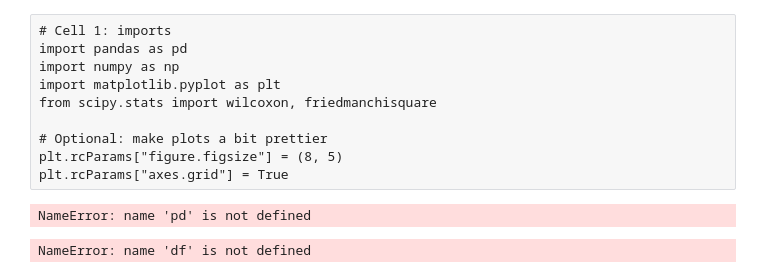
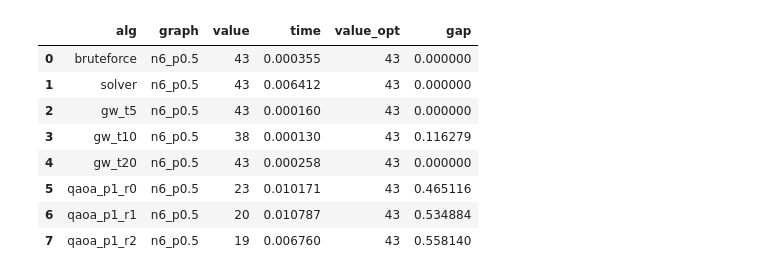
Before and after one commit to Yusif-Aslan/Maximum-Cut, a Jupyter notebook: notebooks/analysis.ipynb, the cells around one changed output. Drawn from its saved outputs; the diff is of its cells as text; code cells hidden in the pictures.

```diff
--- a/notebooks/analysis.ipynb
+++ b/notebooks/analysis.ipynb
@@ -1,26 +0,0 @@
-# %% [raw]
-# Cell 1: imports
-import pandas as pd
-import numpy as np
-import matplotlib.pyplot as plt
-from scipy.stats import wilcoxon, friedmanchisquare
-
-# Optional: make plots a bit prettier
-plt.rcParams["figure.figsize"] = (8, 5)
-plt.rcParams["axes.grid"] = True
-# %%
-# Cell 2: load the results
-# Adjust the path if you wrote out results.jsonl or results.json
-df = pd.read_json("../results/results.json", orient="records")
-# If you used JSON Lines:
-# df = pd.read_json("../results/results.jsonl", orient="records", lines=True)
-
-df.head(10)
-# %% [output]
-NameError: name 'pd' is not defined
-# %%
-# Cell 3: quick summary of cut values by algorithm & graph
-summary = df.pivot_table(index="graph", columns="alg", values="value", aggfunc=[np.mean, np.std])
-display(summary)
-# %% [output]
-NameError: name 'df' is not defined
@@ -26,0 +9,22 @@ NameError: name 'df' is not defined
+# %%
+
+df = pd.read_json("../results/results.jsonl", orient="records", lines=True)
+
+
+solver = df[df.alg=="solver"][["graph","value"]].set_index("graph").value
+
+
+df = df.join(solver, on="graph", rsuffix="_opt")
+df["gap"] = (df["value_opt"] - df["value"]) / df["value_opt"]
+
+df.head(8)
+# %% [output]
+|  | alg | graph | value | time | value_opt | gap |
+| 0 | bruteforce | n6_p0.5 | 43 | 0.000355 | 43 | 0.000000 |
+| 1 | solver | n6_p0.5 | 43 | 0.006412 | 43 | 0.000000 |
+| 2 | gw_t5 | n6_p0.5 | 43 | 0.000160 | 43 | 0.000000 |
+| 3 | gw_t10 | n6_p0.5 | 38 | 0.000130 | 43 | 0.116279 |
+| 4 | gw_t20 | n6_p0.5 | 43 | 0.000258 | 43 | 0.000000 |
+| 5 | qaoa_p1_r0 | n6_p0.5 | 23 | 0.010171 | 43 | 0.465116 |
+| 6 | qaoa_p1_r1 | n6_p0.5 | 20 | 0.010787 | 43 | 0.534884 |
+| 7 | qaoa_p1_r2 | n6_p0.5 | 19 | 0.006760 | 43 | 0.558140 |
```
Also changed, not shown: parts of 6 cells of this notebook, 6 other files.
